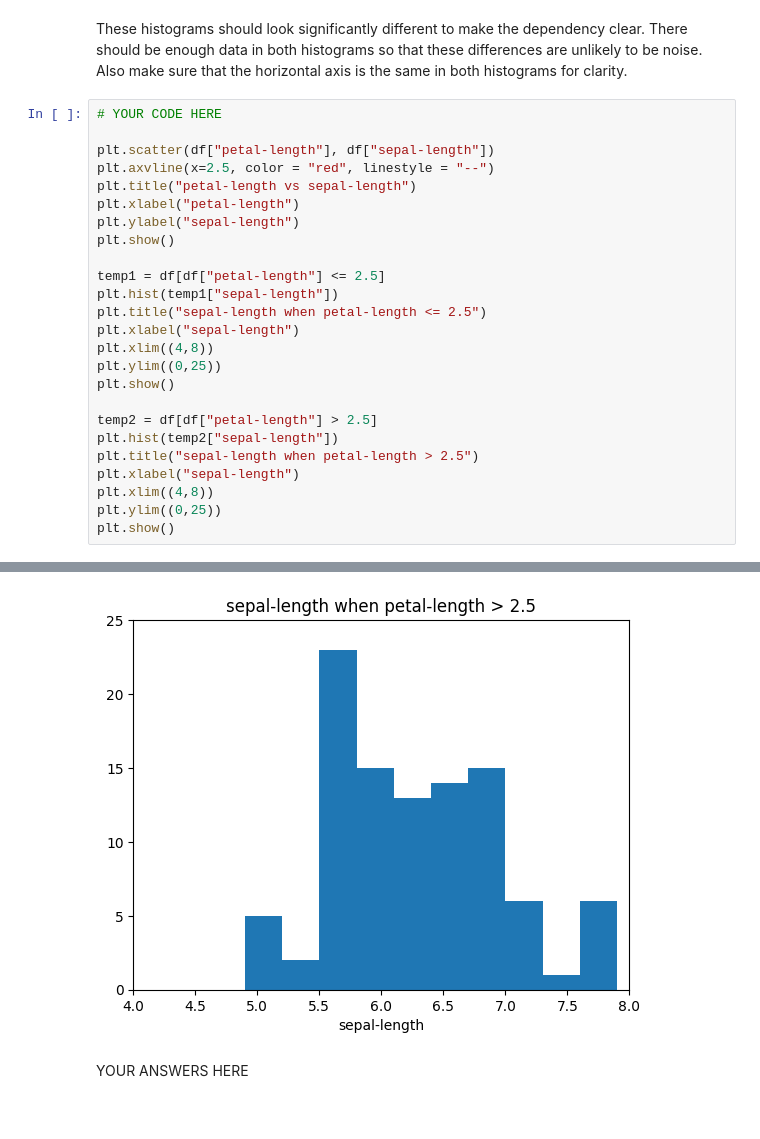
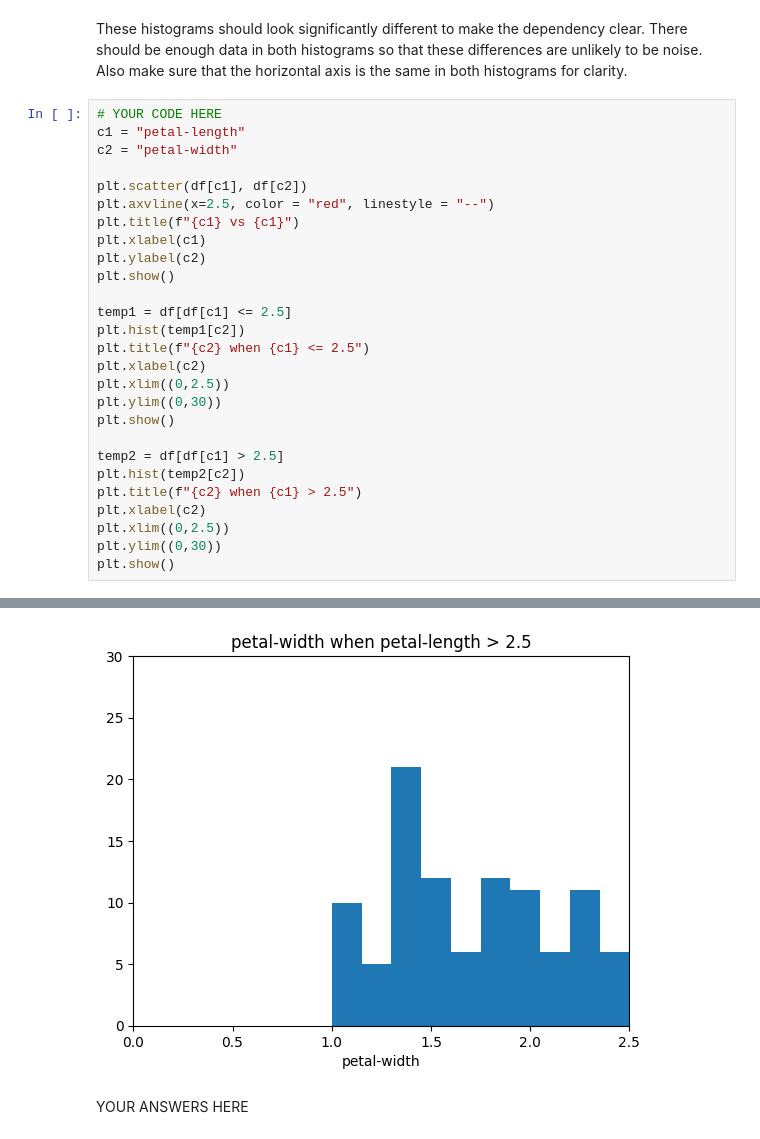
Before and after one commit to bradley-genereux/dx601-final-project, a Jupyter notebook: project.ipynb, the cells around one changed output, grey strips where cells are left out. Saved outputs shown, nothing was run; the diff lists cells and outputs as text.

```diff
--- a/project.ipynb
+++ b/project.ipynb
@@ -221,27 +233,29 @@ There should be enough data in both histograms so that these differences are unl
 Also make sure that the horizontal axis is the same in both histograms for clarity.
 # %%
 # YOUR CODE HERE
+c1 = "petal-length"
+c2 = "petal-width"
 
-plt.scatter(df["petal-length"], df["sepal-length"])
+plt.scatter(df[c1], df[c2])
 plt.axvline(x=2.5, color = "red", linestyle = "--")
-plt.title("petal-length vs sepal-length")
-plt.xlabel("petal-length")
-plt.ylabel("sepal-length")
+plt.title(f"{c1} vs {c1}")
+plt.xlabel(c1)
+plt.ylabel(c2)
 plt.show()
 
-temp1 = df[df["petal-length"] <= 2.5]
-plt.hist(temp1["sepal-length"])
-plt.title("sepal-length when petal-length <= 2.5")
-plt.xlabel("sepal-length")
-plt.xlim((4,8))
-plt.ylim((0,25))
+temp1 = df[df[c1] <= 2.5]
+plt.hist(temp1[c2])
+plt.title(f"{c2} when {c1} <= 2.5")
+plt.xlabel(c2)
+plt.xlim((0,2.5))
+plt.ylim((0,30))
 plt.show()
 
-temp2 = df[df["petal-length"] > 2.5]
-plt.hist(temp2["sepal-length"])
-plt.title("sepal-length when petal-length > 2.5")
-plt.xlabel("sepal-length")
-plt.xlim((4,8))
-plt.ylim((0,25))
+temp2 = df[df[c1] > 2.5]
+plt.hist(temp2[c2])
+plt.title(f"{c2} when {c1} > 2.5")
+plt.xlabel(c2)
+plt.xlim((0,2.5))
+plt.ylim((0,30))
 plt.show()
 # %% [output]
@@ -250,4 +264,4 @@ plt.show()
-[figure, old version]
+[figure, new version]
 # %% [markdown]
 YOUR ANSWERS HERE
 # %% [markdown]
```
Also changed, not shown: parts of 27 cells of this notebook.
